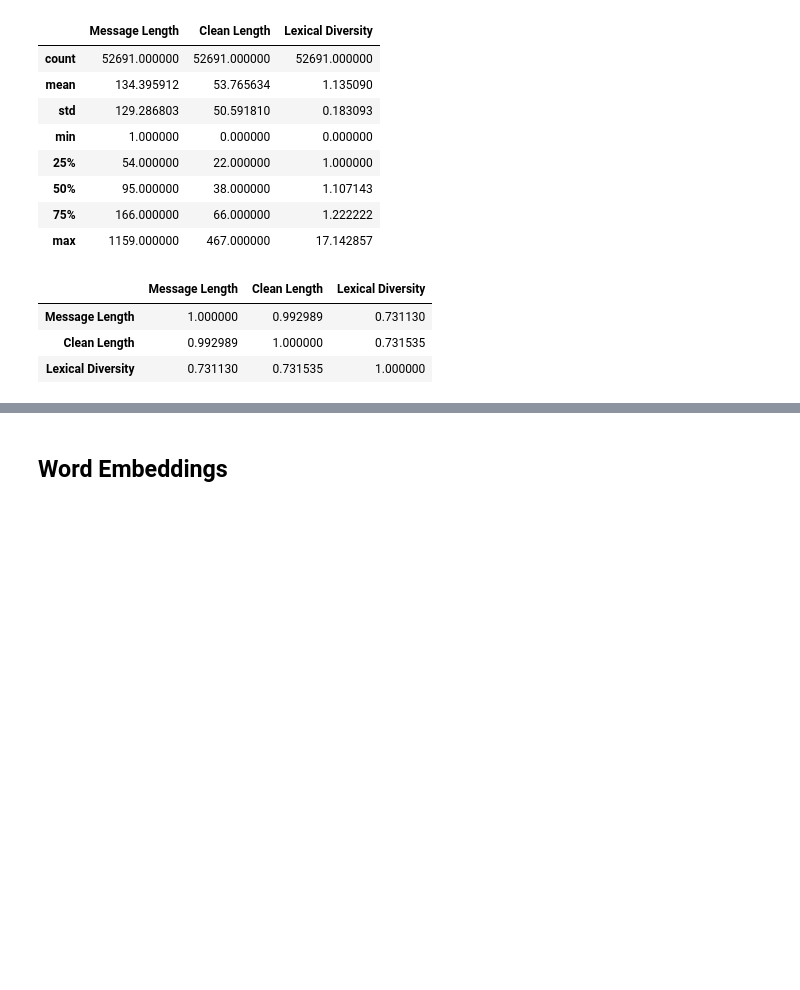
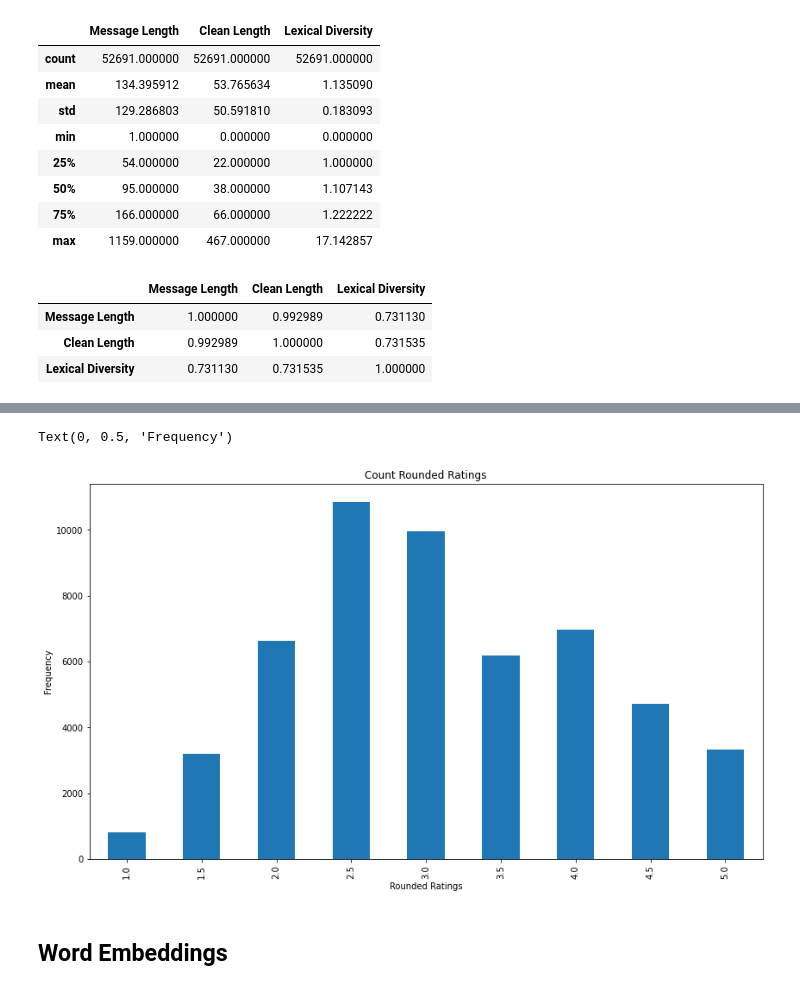
Before and after one commit to seanmerritt/Predicting_YELP_Reviews_NLP_Final_Project, a Jupyter notebook: NLP_Final_Project.ipynb, the cells around one changed output, grey strips where cells are left out. Drawn from its saved outputs; the diff is of its cells as text; code cells hidden in the pictures; blank space fills up the shorter version.

```diff
--- a/NLP_Final_Project.ipynb
+++ b/NLP_Final_Project.ipynb
@@ -372,3 +414,12 @@ df['Lexical Diversity'] = df['final'].apply(lexical_diversity)
+# %%
+ax = df['rounded_rating'].value_counts().sort_index().plot(kind='bar',
+                                    figsize=(14,8),
+                                    title="Count Rounded Ratings")
+ax.set_xlabel("Rounded Ratings")
+ax.set_ylabel("Frequency")
+# %% [output]
+Text(0, 0.5, 'Frequency')
+[figure, added]
 # %% [markdown]
 ## Word Embeddings
 # %%
```
Also changed, not shown: parts of 111 cells of this notebook.
